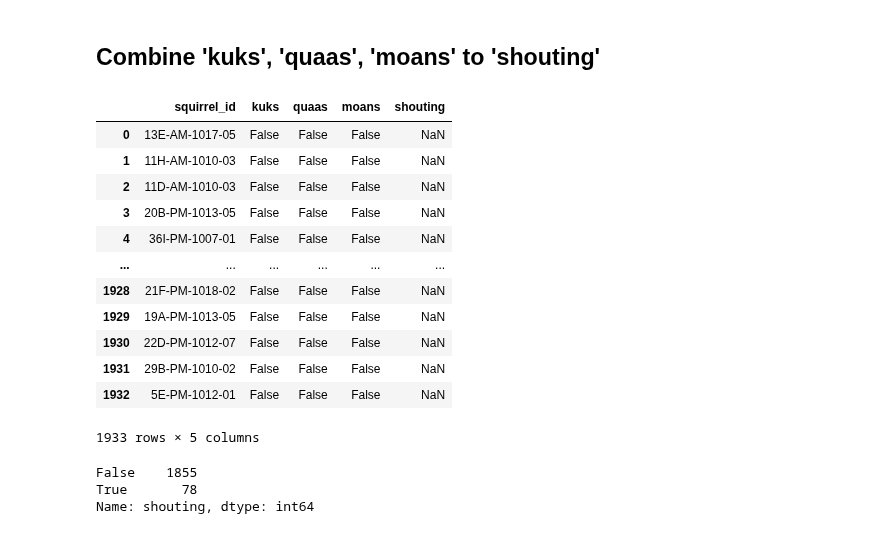
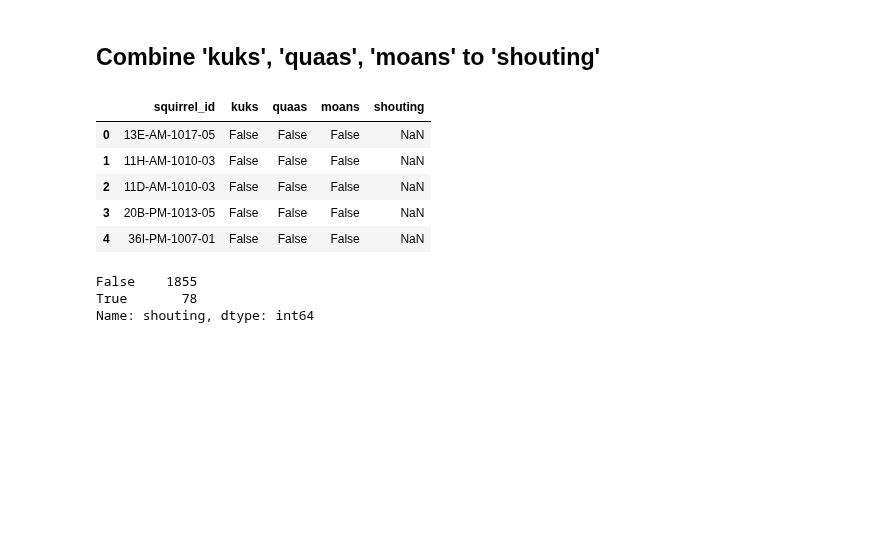
Before and after one commit to alyssahondrade/we-the-new-york-city-squirrels, a Jupyter notebook: squirrel_cleaning.ipynb, the cells around one changed output. Saved outputs shown, nothing was run; the diff lists cells and outputs as text; code cells hidden in the pictures; blank space fills up the shorter version.

```diff
--- a/squirrel_cleaning.ipynb
+++ b/squirrel_cleaning.ipynb
@@ -821,23 +774,16 @@ s2018_rename_columns.head()
 # %%
 # Isolate the "shouting" equivalent columns - kuks, quaas, moans
 shouting_df = s2018_rename_columns[['squirrel_id', 'kuks', 'quaas', 'moans']].copy()
 
 shouting_df['shouting'] = pd.Series(dtype=bool)
-shouting_df
+shouting_df.head()
 # %% [output]
 |  | squirrel_id | kuks | quaas | moans | shouting |
 | 0 | 13E-AM-1017-05 | False | False | False | NaN |
 | 1 | 11H-AM-1010-03 | False | False | False | NaN |
 | 2 | 11D-AM-1010-03 | False | False | False | NaN |
 | 3 | 20B-PM-1013-05 | False | False | False | NaN |
 | 4 | 36I-PM-1007-01 | False | False | False | NaN |
-| ... | ... | ... | ... | ... | ... |
-| 1928 | 21F-PM-1018-02 | False | False | False | NaN |
-| 1929 | 19A-PM-1013-05 | False | False | False | NaN |
-| 1930 | 22D-PM-1012-07 | False | False | False | NaN |
-| 1931 | 29B-PM-1010-02 | False | False | False | NaN |
-| 1932 | 5E-PM-1012-01 | False | False | False | NaN |
-1933 rows × 5 columns
 # %%
 # If any of the shouting_cols are True, set 'shouting' to True
 shouting_cols = shouting_df.columns[1:4]
```
Also changed, not shown: parts of 36 cells of this notebook, 1 other file.
